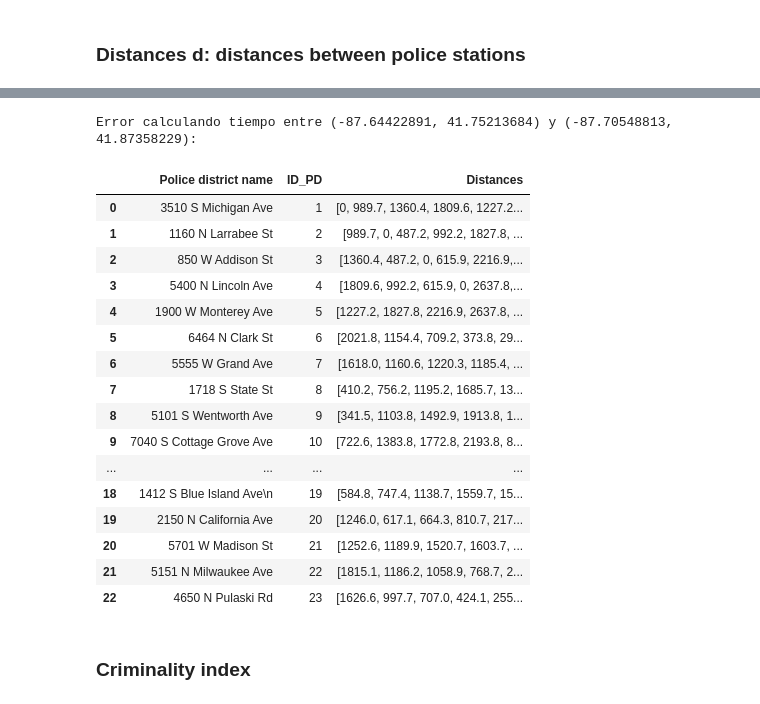
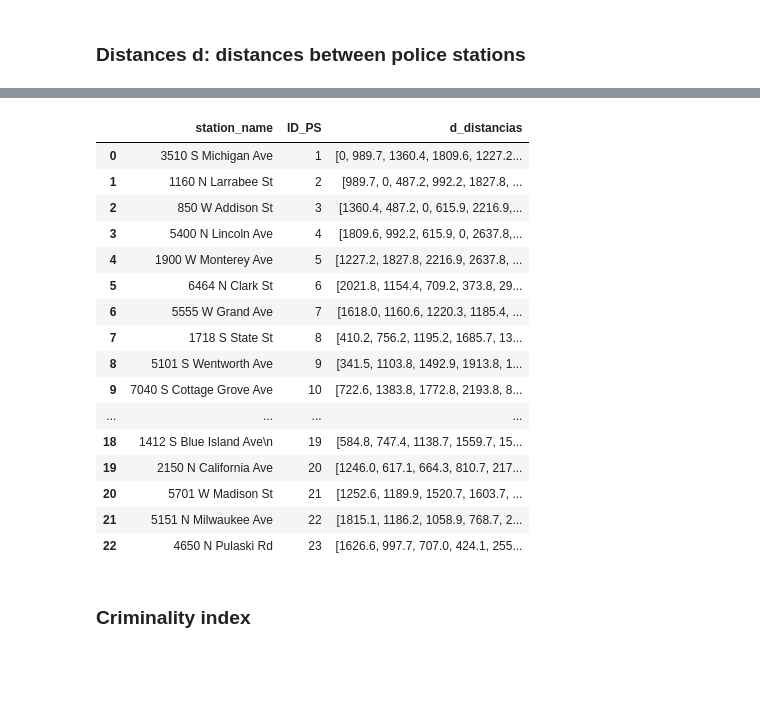
Before and after one commit to aitanarules/police_department_opt, a Jupyter notebook: data_wrangling.ipynb, the cells around one changed output, grey strips where cells are left out. Saved outputs shown, nothing was run; the diff lists cells and outputs as text; code cells hidden in the pictures; blank space fills up the shorter version.

Commit message:
finalised data wrangling and export data

```diff
--- a/data_wrangling.ipynb
+++ b/data_wrangling.ipynb
@@ -181,25 +107,0 @@ def getDistanceBetweenPointsNew(latitude1, longitude1, latitude2, longitude2, un
-# %%
-d_distances = stations
-distances = []
-
-for i, row in d_distances.iterrows():
-    d = []
-    lon_i = stations['longitude'][i]
-    lat_i = stations['latitude'][i]
-    coord_i = [lat_i, lon_i]                  # latitude comes before longitude
-    for j in range(23):
-        lon_j = stations['longitude'][j]
-        lat_j = stations['latitude'][j]
-        coord_j = [lat_j, lon_j]
-        d.append(getDistanceBetweenPointsNew(lat_i, lon_i, lat_j, lon_j)) # Using formula in https://es.martech.zone/calculate-great-circle-distance/
-    distances.append(d)
-
-# otros enlaces:
-
-## https://www.way.com/es/blog/%C2%BFQu%C3%A9-tan-r%C3%A1pidos-son-los-coches-de-polic%C3%ADa%3F/
-## https://www.motorpasion.com/ford/ford-explorer-el-coche-de-policia-mas-vendido-en-estados-unidos
-
-
-d_distances['distances']= distances
-d_distances.drop(columns=["community_area", "longitude", "latitude"], inplace=True)
-d_distances
@@ -233,16 +110,10 @@ Requirement already satisfied: certifi>=2017.4.17 in /home/aitana/.config/jupyte
 # %%
-# 3
-## UTILIZANDO LA API DE OPENROUTESERVICE
-
 import openrouteservice
 import pandas as pd
 import numpy as np
 import os
 import time
 
-d_distances = new_stations
-
-# Inicializar cliente de OpenRouteService con la API Key
 client = openrouteservice.Client(key='5b3ce3597851110001cf6248a37fc158156a4ae3aa37ff6255cb6a41')
 
 # Función para calcular el tiempo de viaje entre dos coordenadas
@@ -251,31 +122,35 @@ def travel_time(coord1, coord2):
         route = client.directions(
             coordinates=[coord1, coord2],
             profile='driving-car',
-            format='geojson'
-        )
+            format='geojson')
+
         return route['features'][0]['properties']['segments'][0]['duration']
+
     except Exception as e:
         print(f"Error calculando tiempo entre {coord1} y {coord2}: {e}")
+        if cord1 (-87.64422891, 41.75213684) and cord2 == (-87.70548813, 41.87358229):
+            print("SOLUCIONADO A MANO")
+            return 1200
         return np.nan
 
 # Extraer las coordenadas y nombres de estaciones
-locations = list(zip(d_distances['latitude'], d_distances['longitude']))
-station_names = d_distances['station_name']
-# station_ids = range(1, len(station_names) + 1)
-station_ids = d_distances['ID_PS']
+locations = list(zip(new_stations['latitude'], new_stations['longitude']))
+station_names = new_stations['station_name']
+station_ids = new_stations['ID_PS']
 
 travel_times = pd.DataFrame(index=station_names, columns=station_names)
 
 
 # Rellenar la matriz, calculando solo las distancias que faltan
 for i, station1 in enumerate(station_names):
-    coord1 = (d_distances.loc[i, 'longitude'], d_distances.loc[i, 'latitude'])
+    coord1 = (new_stations.loc[i, 'longitude'], new_stations.loc[i, 'latitude'])
+
     for j in range(i + 1, len(station_names)):
         station2 = station_names[j]
 
         # Solo calcula si no existe el valor en la cache
         if pd.isna(travel_times.loc[station1, station2]):
-            coord2 = (d_distances.loc[j, 'longitude'], d_distances.loc[j, 'latitude'])
+            coord2 = (new_stations.loc[j, 'longitude'], new_stations.loc[j, 'latitude'])
             travel_time_value = travel_time(coord1, coord2)
 
             # Almacenar el tiempo en ambas direcciones
@@ -288,26 +163,18 @@ for i, station1 in enumerate(station_names):
 # Asignar 0 para el tiempo de viaje de cada estación a sí misma
 for station in station_names:
     travel_times.loc[station, station] = 0
-
-# Generar el DataFrame en el formato solicitado
-formatted_data = {
-    "Police district name": station_names,
-    "ID_PD": station_ids,
-    "Distances": [travel_times.loc[station].tolist() for station in station_names]
-}
-
-formatted_df = pd.DataFrame(formatted_data)
-
-# Guardar los resultados en el archivo final
-# output_path = "formatted_travel_times.csv"
-# formatted_df.to_csv(output_path, index=False)
-# print(f"Matriz de tiempos de viaje guardada en {output_path}")
-# %% [output]
-Error calculando tiempo entre (-87.64422891, 41.75213684) y (-87.70548813, 41.87358229):
+# %%
+# Generar el DataFrame
+d_distances = {
+    "station_name": station_names,
+    "ID_PS": station_ids,
+    "d_distancias": [travel_times.loc[station].tolist() for station in station_names]}
+
+d_distances = pd.DataFrame(d_distances)
 # %%
-formatted_df
+d_distances
 # %% [output]
-|  | Police district name | ID_PD | Distances |
+|  | station_name | ID_PS | d_distancias |
 | 0 | 3510 S Michigan Ave | 1 | [0, 989.7, 1360.4, 1809.6, 1227.2... |
 | 1 | 1160 N Larrabee St | 2 | [989.7, 0, 487.2, 992.2, 1827.8, ... |
 | 2 | 850 W Addison St | 3 | [1360.4, 487.2, 0, 615.9, 2216.9,... |
```
Also changed, not shown: parts of 14 cells of this notebook, 2 other files.
